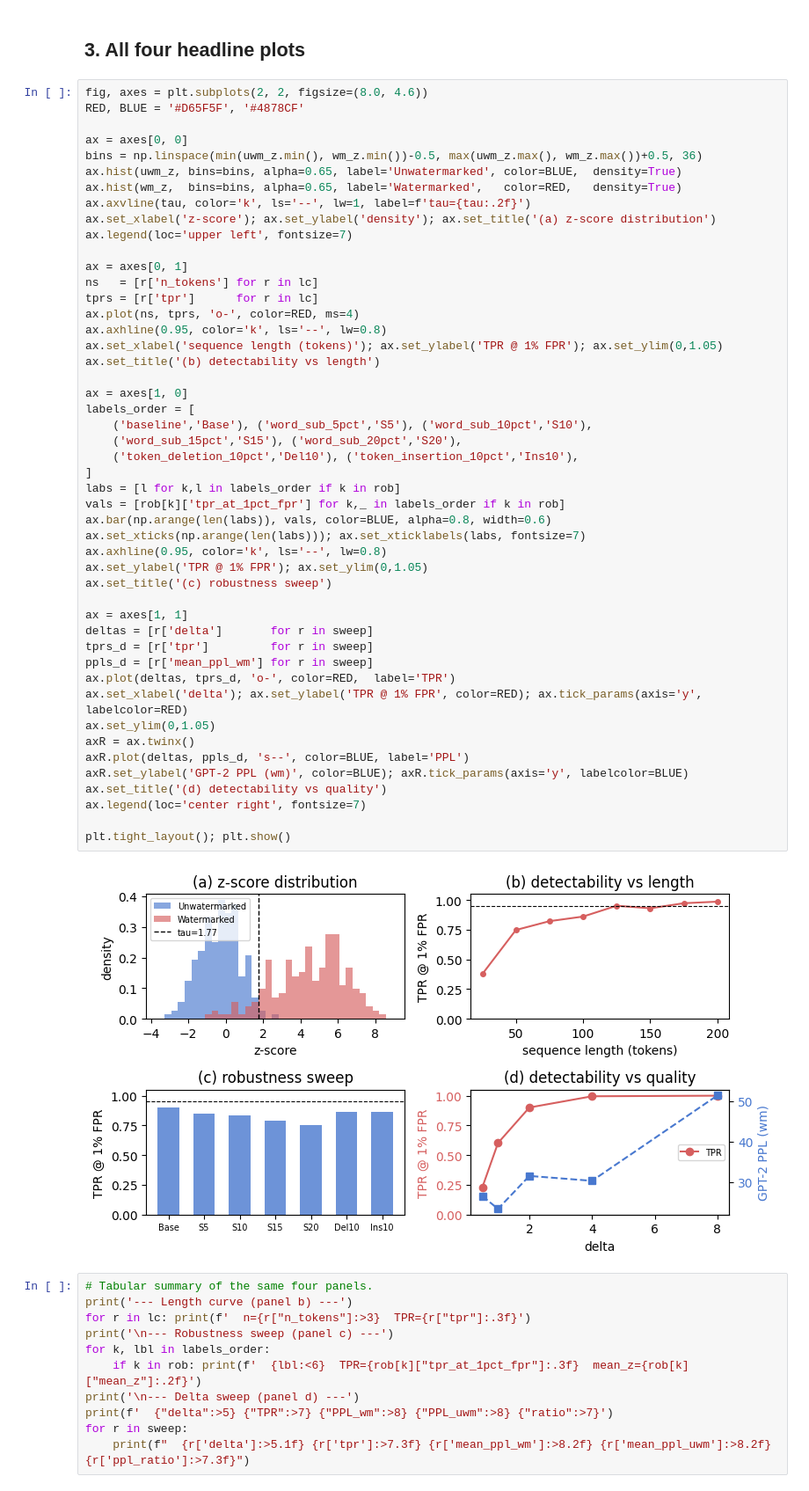
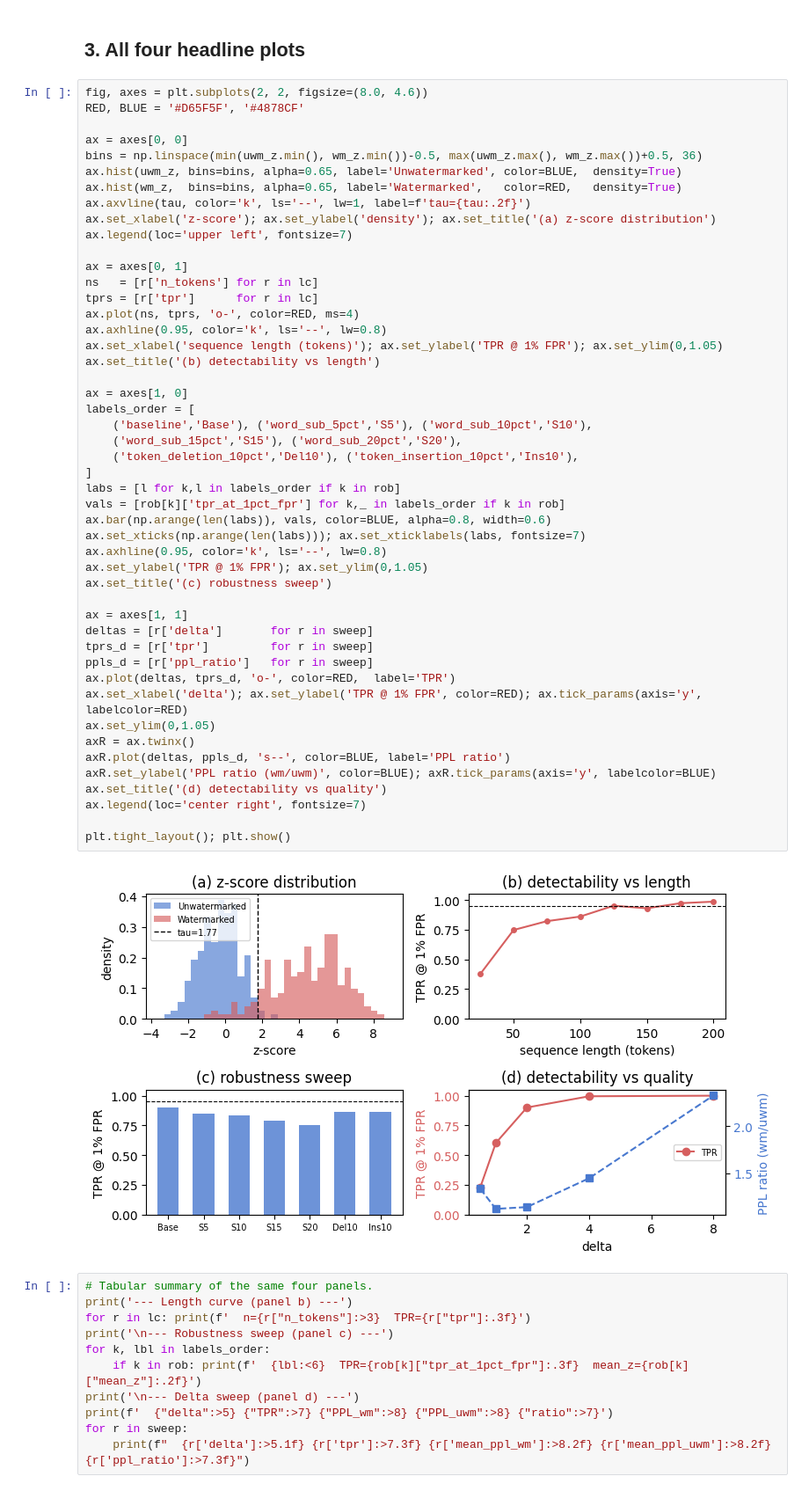
Before and after one commit to AliHasan-786/llm-invisible-watermarking, a Jupyter notebook: demo.ipynb, the cells around one changed output. Shown at 88% size. Cells and saved outputs as stored; diff of their text form.

```diff
--- a/demo.ipynb
+++ b/demo.ipynb
@@ -77,37 +80,37 @@ ax.plot(ns, tprs, 'o-', color=RED, ms=4)
 ax.axhline(0.95, color='k', ls='--', lw=0.8)
 ax.set_xlabel('sequence length (tokens)'); ax.set_ylabel('TPR @ 1% FPR'); ax.set_ylim(0,1.05)
 ax.set_title('(b) detectability vs length')
 
 ax = axes[1, 0]
 labels_order = [
     ('baseline','Base'), ('word_sub_5pct','S5'), ('word_sub_10pct','S10'),
     ('word_sub_15pct','S15'), ('word_sub_20pct','S20'),
     ('token_deletion_10pct','Del10'), ('token_insertion_10pct','Ins10'),
 ]
 labs = [l for k,l in labels_order if k in rob]
 vals = [rob[k]['tpr_at_1pct_fpr'] for k,_ in labels_order if k in rob]
 ax.bar(np.arange(len(labs)), vals, color=BLUE, alpha=0.8, width=0.6)
 ax.set_xticks(np.arange(len(labs))); ax.set_xticklabels(labs, fontsize=7)
 ax.axhline(0.95, color='k', ls='--', lw=0.8)
 ax.set_ylabel('TPR @ 1% FPR'); ax.set_ylim(0,1.05)
 ax.set_title('(c) robustness sweep')
 
 ax = axes[1, 1]
 deltas = [r['delta']       for r in sweep]
 tprs_d = [r['tpr']         for r in sweep]
-ppls_d = [r['mean_ppl_wm'] for r in sweep]
+ppls_d = [r['ppl_ratio']   for r in sweep]
 ax.plot(deltas, tprs_d, 'o-', color=RED,  label='TPR')
 ax.set_xlabel('delta'); ax.set_ylabel('TPR @ 1% FPR', color=RED); ax.tick_params(axis='y', labelcolor=RED)
 ax.set_ylim(0,1.05)
 axR = ax.twinx()
-axR.plot(deltas, ppls_d, 's--', color=BLUE, label='PPL')
-axR.set_ylabel('GPT-2 PPL (wm)', color=BLUE); axR.tick_params(axis='y', labelcolor=BLUE)
+axR.plot(deltas, ppls_d, 's--', color=BLUE, label='PPL ratio')
+axR.set_ylabel('PPL ratio (wm/uwm)', color=BLUE); axR.tick_params(axis='y', labelcolor=BLUE)
 ax.set_title('(d) detectability vs quality')
 ax.legend(loc='center right', fontsize=7)
 
 plt.tight_layout(); plt.show()
 # %% [output]
-[figure, old version]
+[figure, new version]
 # %%
 # Tabular summary of the same four panels.
 print('--- Length curve (panel b) ---')
```
Also changed, not shown: parts of 1 cell of this notebook, 10 other files.
